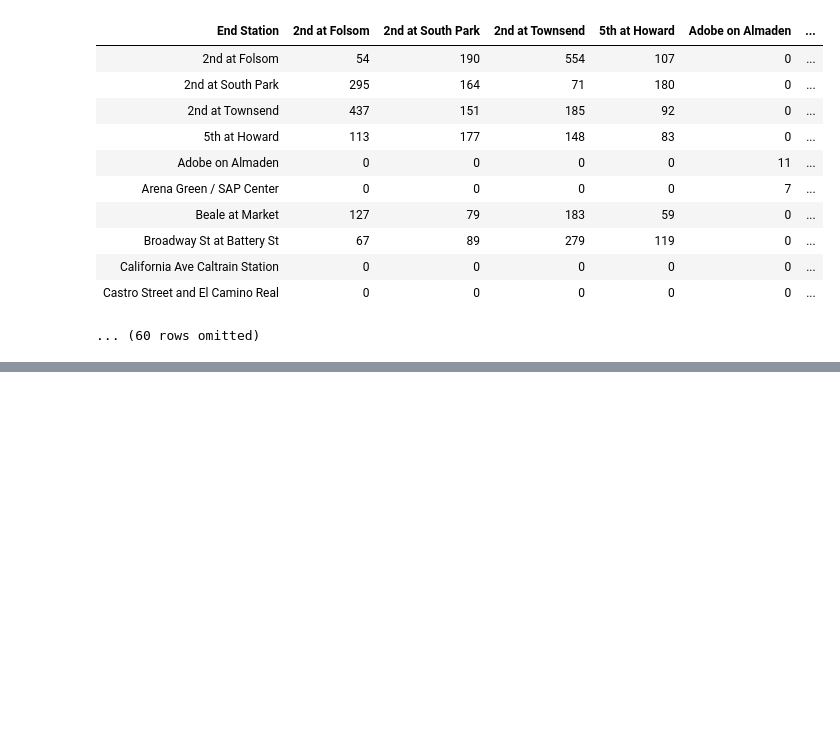
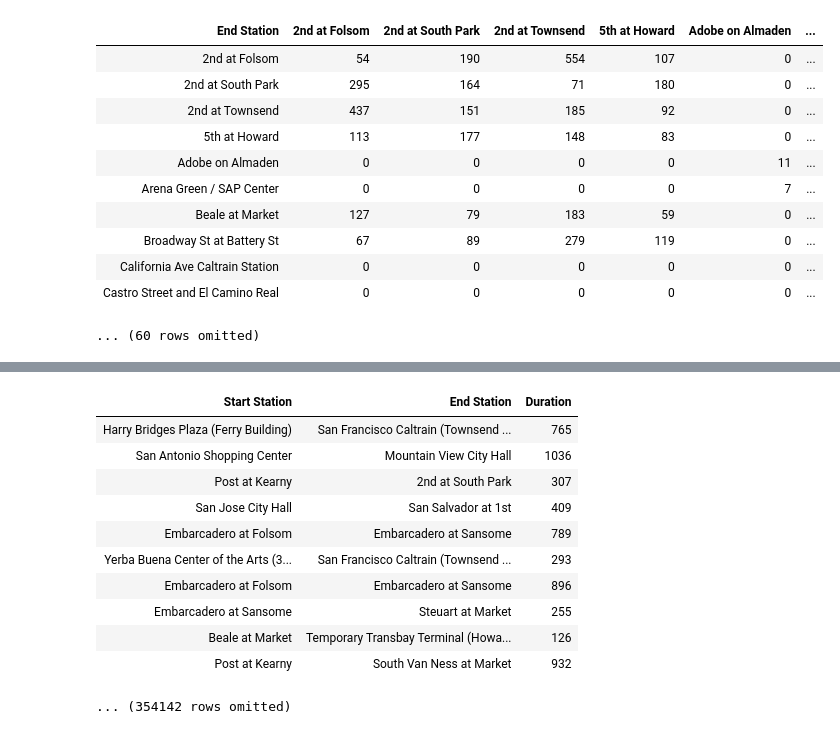
Before and after one commit to lochnes-007/Data8, a Jupyter notebook: 12-TableExamples.ipynb, the cells around one changed output, grey strips where cells are left out. Saved outputs shown, nothing was run; the diff lists cells and outputs as text; code cells hidden in the pictures; blank space fills up the shorter version.

```diff
--- a/12-TableExamples.ipynb
+++ b/12-TableExamples.ipynb
@@ -78,0 +103,16 @@ commute.pivot("Start Station", "End Station")
+# %%
+duration = trip.select("Start Station", "End Station", "Duration")
+duration
+# %% [output]
+| Start Station | End Station | Duration |
+| Harry Bridges Plaza (Ferry Building) | San Francisco Caltrain (Townsend ... | 765 |
+| San Antonio Shopping Center | Mountain View City Hall | 1036 |
+| Post at Kearny | 2nd at South Park | 307 |
+| San Jose City Hall | San Salvador at 1st | 409 |
+| Embarcadero at Folsom | Embarcadero at Sansome | 789 |
+| Yerba Buena Center of the Arts (3... | San Francisco Caltrain (Townsend ... | 293 |
+| Embarcadero at Folsom | Embarcadero at Sansome | 896 |
+| Embarcadero at Sansome | Steuart at Market | 255 |
+| Beale at Market | Temporary Transbay Terminal (Howa... | 126 |
+| Post at Kearny | South Van Ness at Market | 932 |
+... (354142 rows omitted)
```
Also changed, not shown: parts of 4 cells of this notebook.
